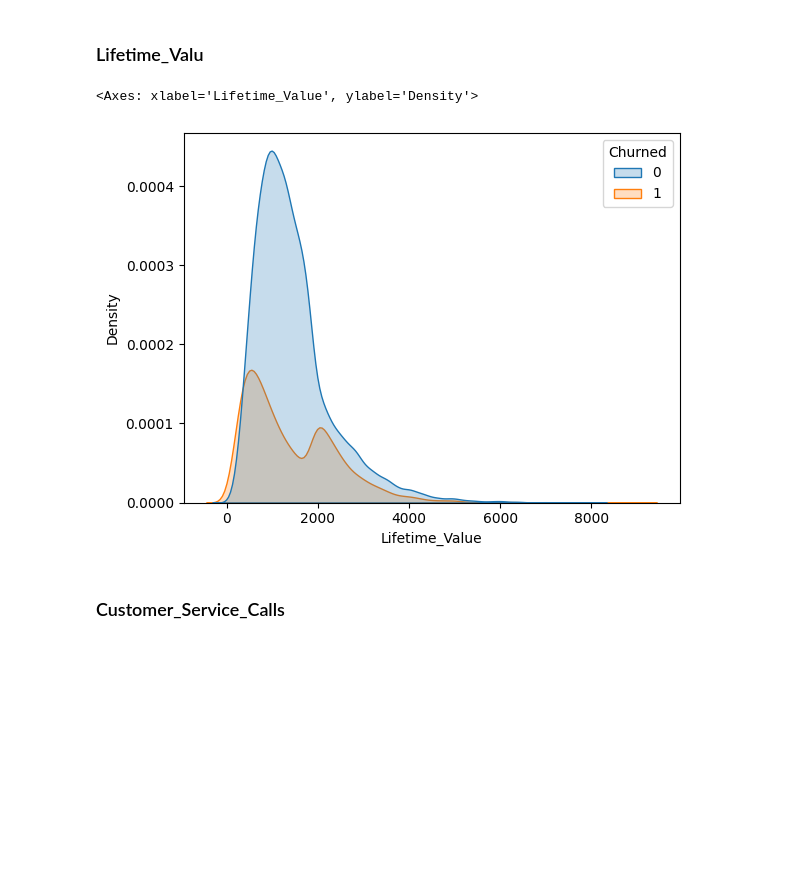
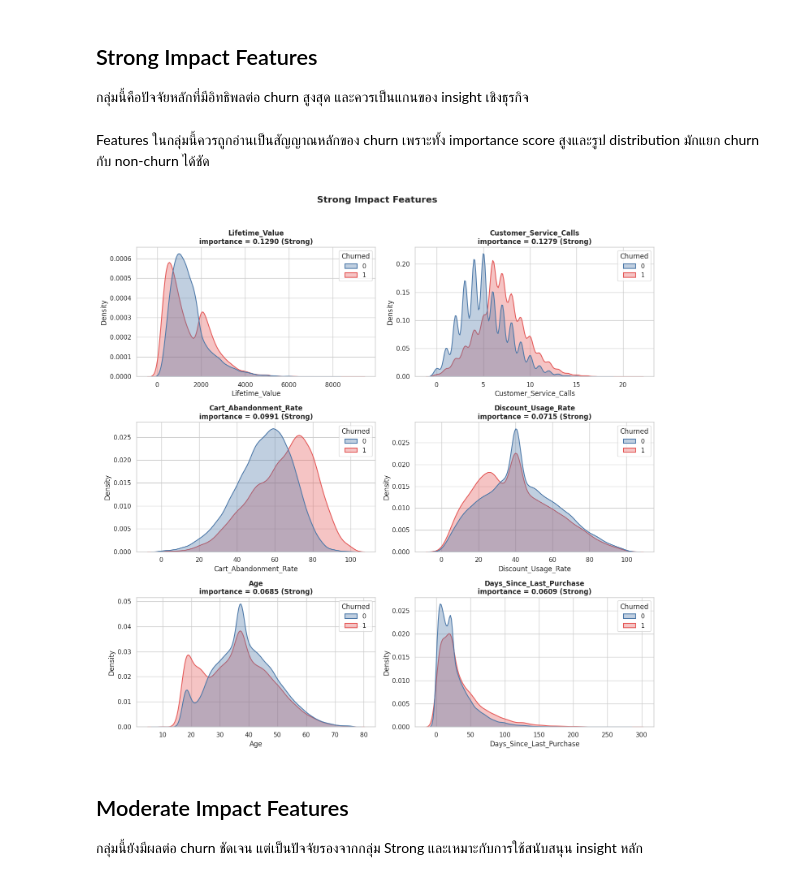
Before and after one commit to ppts2545/Eccommerce-Customer-Behavior-Dataset, a Jupyter notebook: notebooks/03_eda/eda2 (Segmentation)/01_distribution_analysis.ipynb, the cells around one changed output. Saved outputs shown, nothing was run; the diff lists cells and outputs as text; code cells hidden in the pictures; blank space fills up the shorter version.

```diff
--- a/notebooks/03_eda/eda2 (Segmentation)/01_distribution_analysis.ipynb
+++ b/notebooks/03_eda/eda2 (Segmentation)/01_distribution_analysis.ipynb
@@ -22,10 +212,13 @@ df = pd.read_csv('../../../Data/processed/cleaned_customer_data.csv')
+# %% [markdown]
+## Strong Impact Features
+กลุ่มนี้คือปัจจัยหลักที่มีอิทธิพลต่อ churn สูงสุด และควรเป็นแกนของ insight เชิงธุรกิจ
 # %% [markdown]
-### Lifetime_Valu
+Features ในกลุ่มนี้ควรถูกอ่านเป็นสัญญาณหลักของ churn เพราะทั้ง importance score สูงและรูป distribution มักแยก churn กับ non-churn ได้ชัด
 # %%
-sns.kdeplot(data=df, x="Lifetime_Value", hue="Churned", fill=True)
+plot_features_by_level('Strong', ncols=2)
 # %% [output]
-<Axes: xlabel='Lifetime_Value', ylabel='Density'>
-[figure, old version]
+[figure, new version]
 # %% [markdown]
-### Customer_Service_Calls
+## Moderate Impact Features
+กลุ่มนี้ยังมีผลต่อ churn ชัดเจน แต่เป็นปัจจัยรองจากกลุ่ม Strong และเหมาะกับการใช้สนับสนุน insight หลัก
 # %%
```
Also changed, not shown: parts of 25 cells of this notebook, 7 other files.
